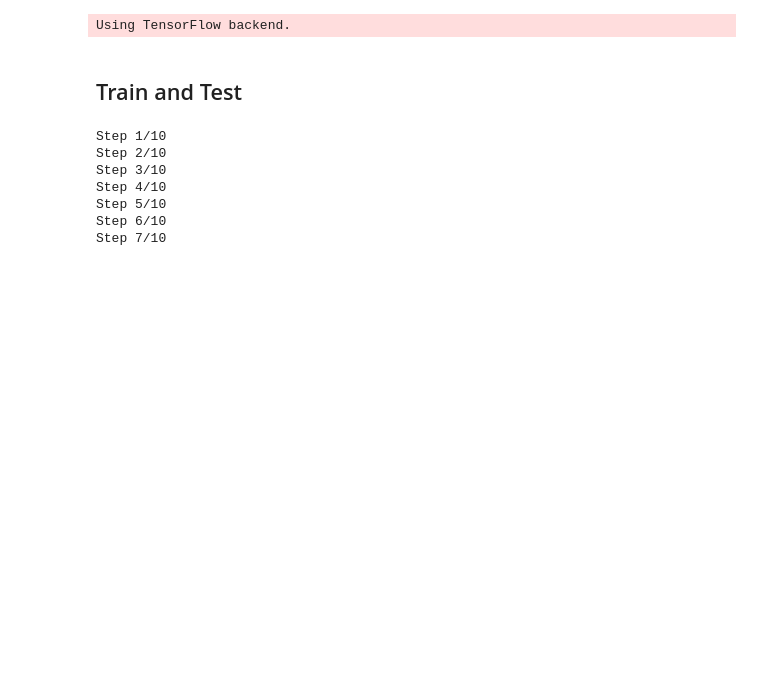
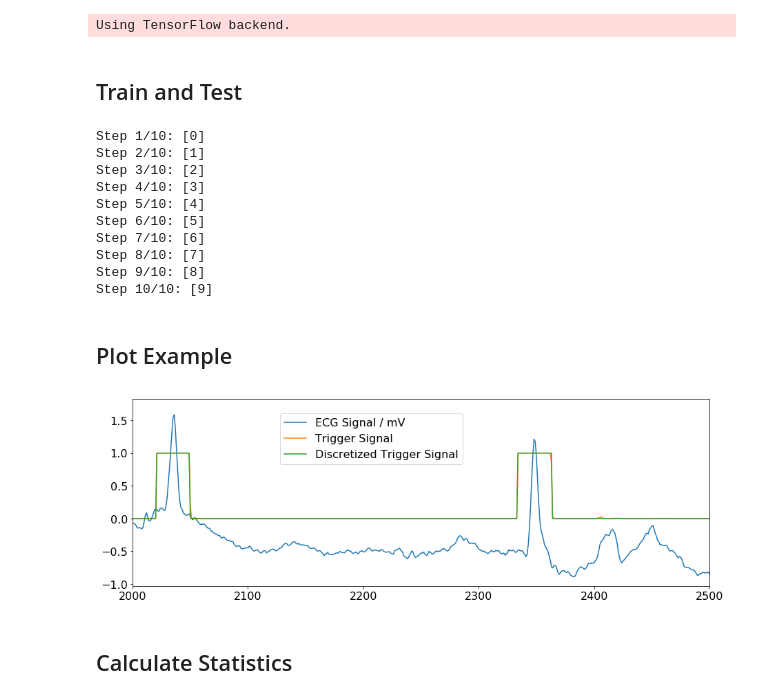
Before and after one commit to jchromik/qrs-certainty, a Jupyter notebook: notebooks/Plateau Width.ipynb, the cells around one changed output. Cells and saved outputs as stored; diff of their text form; code cells hidden in the pictures; blank space fills up the shorter version.

Commit message:
add plateau width notebook

```diff
--- a/notebooks/Plateau Width.ipynb
+++ b/notebooks/Plateau Width.ipynb
@@ -45,7 +45,7 @@ noise_template = wfdb.rdrecord(noise_path)
 from raccoon.utils.noiseutils import apply_noise_db
 
 noisy_records = [
-    apply_noise_db(clean_record, noise_template, 6)
+    apply_noise_db(clean_record, noise_template, 3)
     for clean_record in clean_records]
 
 noisy_records = np.array(noisy_records)
@@ -55,7 +55,7 @@ noisy_records = np.array(noisy_records)
 from raccoon.detectors import XiangDetector
 
 xd = XiangDetector(
-    name='XD', batch_size=32, window_size=40, detection_size=20,
+    name='XD', batch_size=32, window_size=40, detection_size=30,
     aux_ratio=5, epochs=3)
 # %% [output]
 Using TensorFlow backend.
@@ -70,12 +70,13 @@ from raccoon.utils.triggerutils import signal_to_points
 
 cv = LeaveOneOut()
 
-min_plateau_widths = [0, 5, 10, 15, 20]
+min_plateau_widths = range(31)
 
 metrics = []
+trigger_signals = []
 
 for step_id, (train_indexes, test_indexes) in enumerate(cv.split(names), start=1):
-    print("Step {}/{}".format(step_id, cv.get_n_splits(names)))
+    print("Step {}/{}: {}".format(step_id, cv.get_n_splits(names), test_indexes))
 
     train_records = clean_records[train_indexes]
     train_triggers = triggers[train_indexes]
@@ -88,6 +89,7 @@ for step_id, (train_indexes, test_indexes) in enumerate(cv.split(names), start=1
         xd.train(train_records, train_triggers)
 
     trigger_signal = xd.trigger_signal(test_record)
+    trigger_signals.append(trigger_signal)
     detected_triggers = [
         signal_to_points(trigger_signal, min_width=mpw)
         for mpw in min_plateau_widths]
@@ -95,10 +97,13 @@ for step_id, (train_indexes, test_indexes) in enumerate(cv.split(names), start=1
     metrics.append([trigger_metrics(test_trigger, detected_trigger, 5)
                     for detected_trigger in detected_triggers])
 # %% [output]
-Step 1/10
-Step 2/10
-Step 3/10
-Step 4/10
-Step 5/10
-Step 6/10
-Step 7/10
+Step 1/10: [0]
+Step 2/10: [1]
+Step 3/10: [2]
+Step 4/10: [3]
+Step 5/10: [4]
+Step 6/10: [5]
+Step 7/10: [6]
+Step 8/10: [7]
+Step 9/10: [8]
+Step 10/10: [9]
@@ -106,0 +110,21 @@ metrics
+# %% [markdown]
+## Plot Example
+# %%
+import matplotlib.pyplot as plt
+from raccoon.utils.triggerutils import discretize
+
+plt.rcParams.update({'font.size': 16})
+
+example_fig, ax = plt.subplots()
+example_fig.set_size_inches(15, 5)
+
+ax.plot(noisy_records[1].p_signal.T[0], label="ECG Signal / mV")
+ax.plot(trigger_signals[1], label="Trigger Signal")
+ax.plot(discretize(trigger_signals[1]), label="Discretized Trigger Signal")
+ax.set_xlim(2000, 2500)
+
+example_fig.legend(bbox_to_anchor=(0., 0.3, 0.5, 0.5))
+
+plt.show()
+# %% [output]
+[figure, added]
@@ -106,0 +136,2 @@ metrics
+# %% [markdown]
+## Calculate Statistics
```
Also changed, not shown: parts of 8 cells of this notebook.
